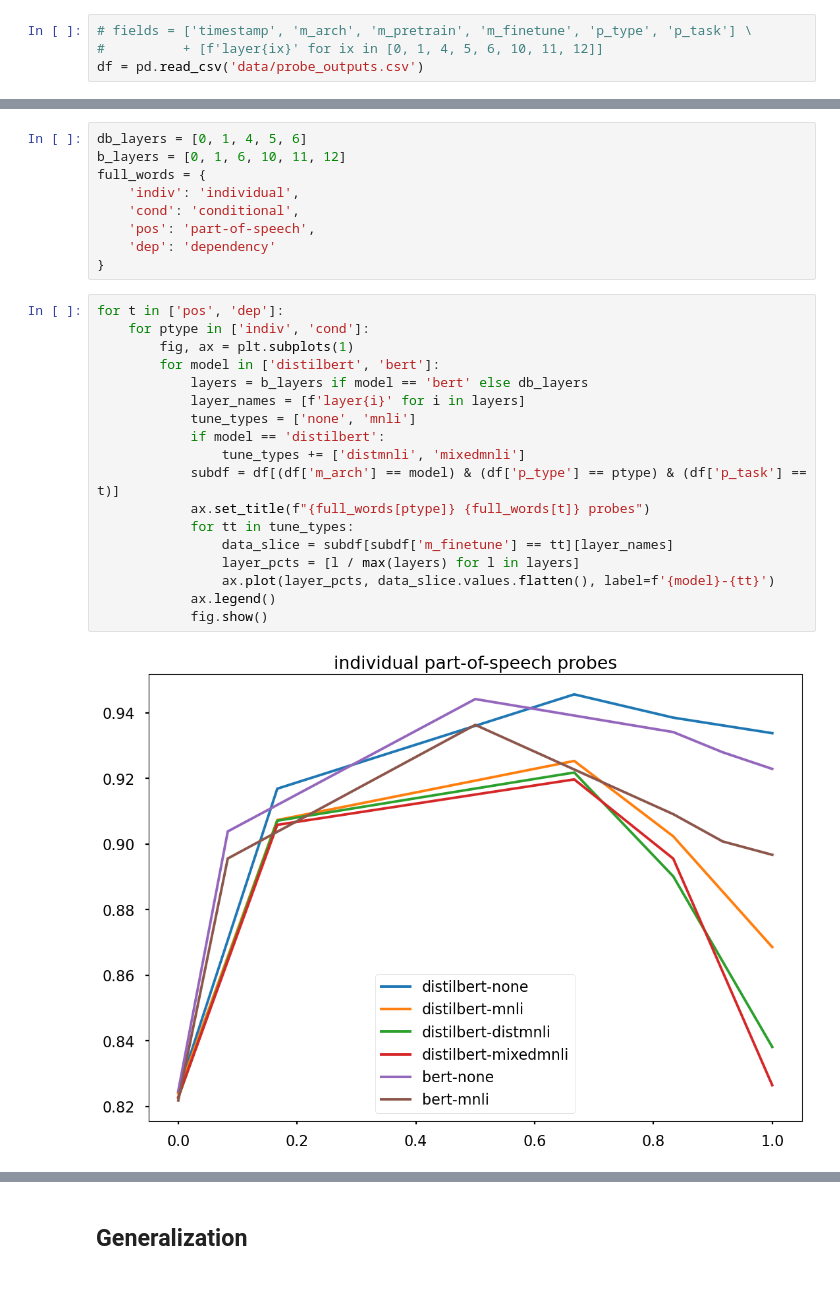
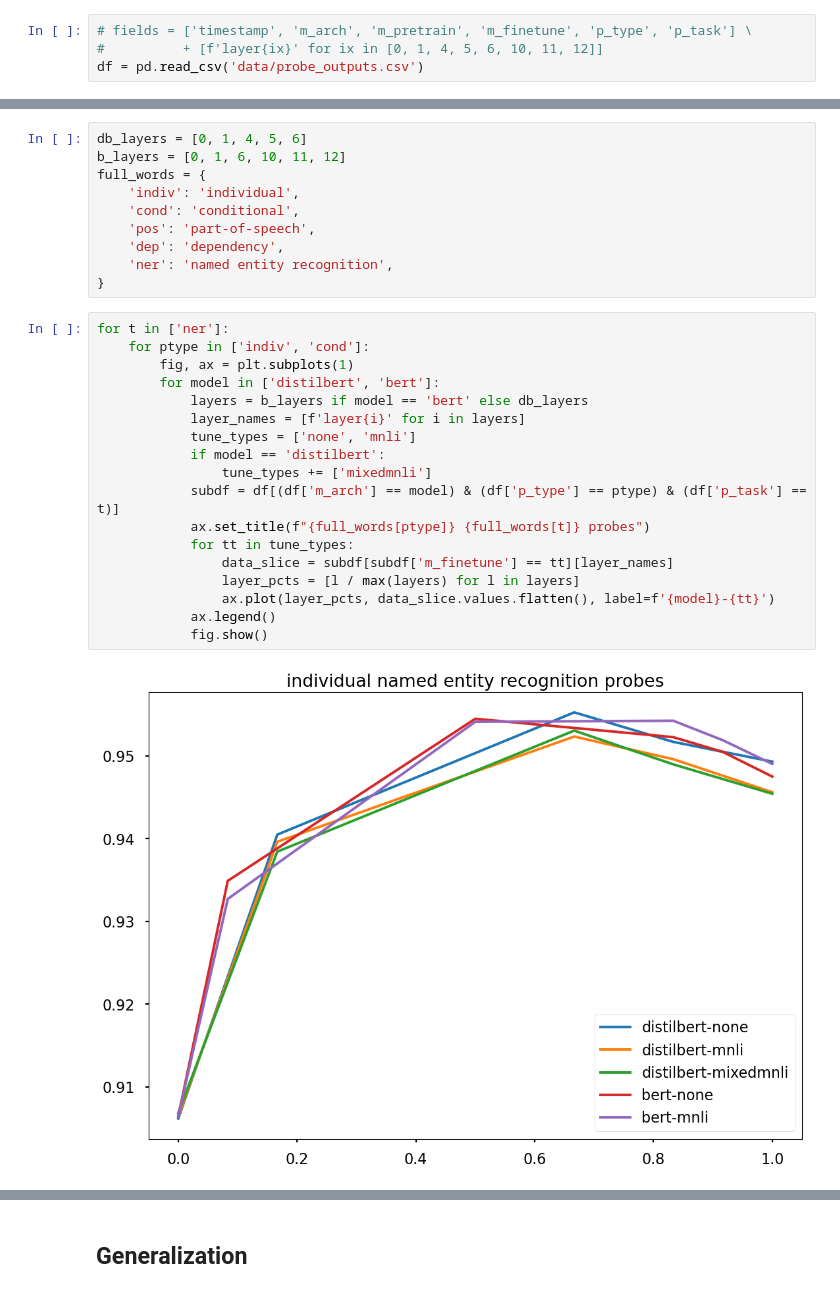
Before and after one commit to zy-f/nlp-distill-probing, a Jupyter notebook: visualization.ipynb, the cells around one changed output, grey strips where cells are left out. Saved outputs shown, nothing was run; the diff lists cells and outputs as text.

```diff
--- a/visualization.ipynb
+++ b/visualization.ipynb
@@ -25,25 +25,26 @@ full_words = {
     'indiv': 'individual',
     'cond': 'conditional',
     'pos': 'part-of-speech',
-    'dep': 'dependency'
+    'dep': 'dependency',
+    'ner': 'named entity recognition',
 }
 # %%
-for t in ['pos', 'dep']:
+for t in ['ner']:
     for ptype in ['indiv', 'cond']:
         fig, ax = plt.subplots(1)
         for model in ['distilbert', 'bert']:
             layers = b_layers if model == 'bert' else db_layers
             layer_names = [f'layer{i}' for i in layers]
             tune_types = ['none', 'mnli']
             if model == 'distilbert':
-                tune_types += ['distmnli', 'mixedmnli']
+                tune_types += ['mixedmnli']
             subdf = df[(df['m_arch'] == model) & (df['p_type'] == ptype) & (df['p_task'] == t)]
             ax.set_title(f"{full_words[ptype]} {full_words[t]} probes")
             for tt in tune_types:
                 data_slice = subdf[subdf['m_finetune'] == tt][layer_names]
                 layer_pcts = [l / max(layers) for l in layers]
                 ax.plot(layer_pcts, data_slice.values.flatten(), label=f'{model}-{tt}')
             ax.legend()
             fig.show()
 # %% [output]
-[figure, old version]
+[figure, new version]
```
Also changed, not shown: parts of 4 cells of this notebook, 7 other files.
